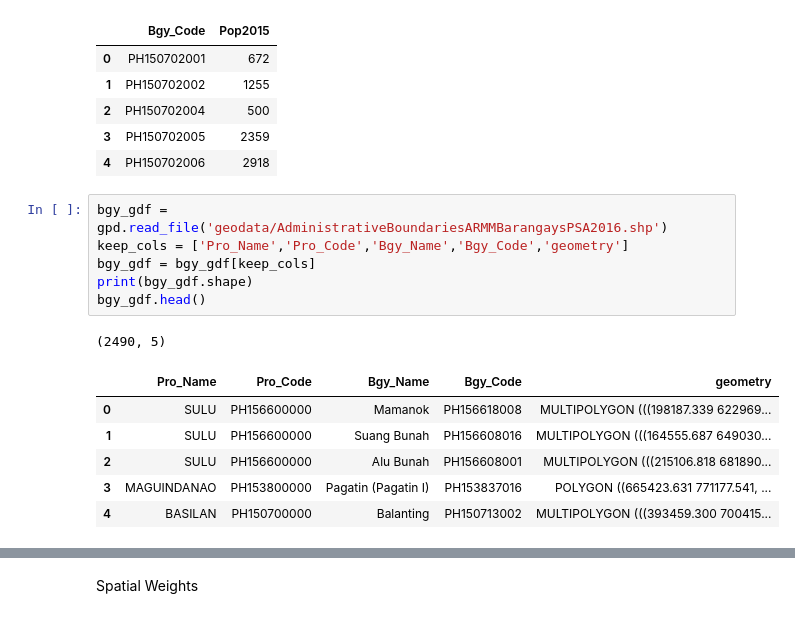
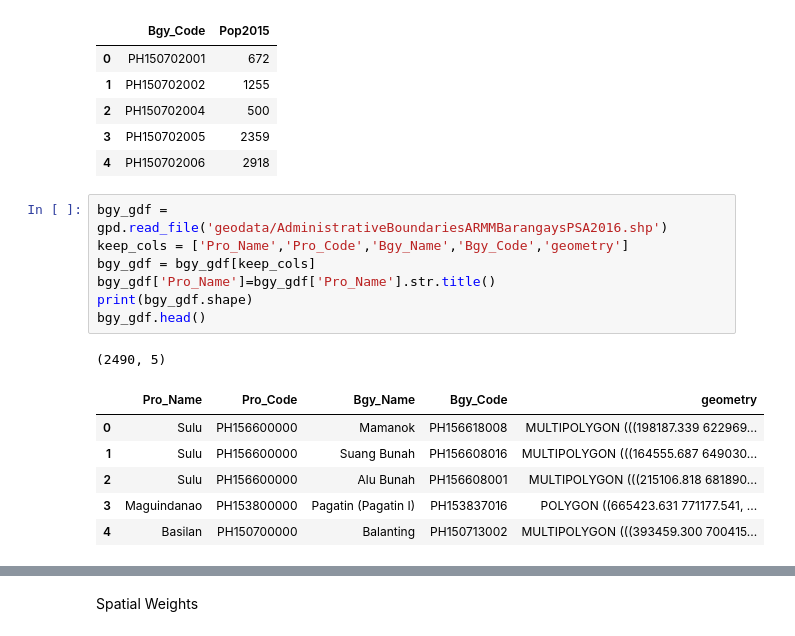
Before and after one commit to aldrinlambon/SAIV-BARMM, a Jupyter notebook: Spatial Analysis.ipynb, the cells around one changed output, grey strips where cells are left out. Cells and saved outputs as stored; diff of their text form.

```diff
--- a/Spatial Analysis.ipynb
+++ b/Spatial Analysis.ipynb
@@ -28,17 +62,18 @@ pop_df.head()
 # %%
 bgy_gdf = gpd.read_file('geodata/AdministrativeBoundariesARMMBarangaysPSA2016.shp')
 keep_cols = ['Pro_Name','Pro_Code','Bgy_Name','Bgy_Code','geometry']
 bgy_gdf = bgy_gdf[keep_cols]
+bgy_gdf['Pro_Name']=bgy_gdf['Pro_Name'].str.title()
 print(bgy_gdf.shape)
 bgy_gdf.head()
 # %% [output]
 (2490, 5)
 |  | Pro_Name | Pro_Code | Bgy_Name | Bgy_Code | geometry |
-| 0 | SULU | PH156600000 | Mamanok | PH156618008 | MULTIPOLYGON (((198187.339 622969... |
-| 1 | SULU | PH156600000 | Suang Bunah | PH156608016 | MULTIPOLYGON (((164555.687 649030... |
-| 2 | SULU | PH156600000 | Alu Bunah | PH156608001 | MULTIPOLYGON (((215106.818 681890... |
-| 3 | MAGUINDANAO | PH153800000 | Pagatin (Pagatin I) | PH153837016 | POLYGON ((665423.631 771177.541, ... |
-| 4 | BASILAN | PH150700000 | Balanting | PH150713002 | MULTIPOLYGON (((393459.300 700415... |
+| 0 | Sulu | PH156600000 | Mamanok | PH156618008 | MULTIPOLYGON (((198187.339 622969... |
+| 1 | Sulu | PH156600000 | Suang Bunah | PH156608016 | MULTIPOLYGON (((164555.687 649030... |
+| 2 | Sulu | PH156600000 | Alu Bunah | PH156608001 | MULTIPOLYGON (((215106.818 681890... |
+| 3 | Maguindanao | PH153800000 | Pagatin (Pagatin I) | PH153837016 | POLYGON ((665423.631 771177.541, ... |
+| 4 | Basilan | PH150700000 | Balanting | PH150713002 | MULTIPOLYGON (((393459.300 700415... |
 # %%
 pop_gdf = bgy_gdf.merge(pop_df,how='left',on=['Bgy_Code'])
 pop_gdf['Pop2015'].fillna((pop_gdf['Pop2015'].mean()), inplace=True)
```
Also changed, not shown: parts of 15 cells of this notebook.
